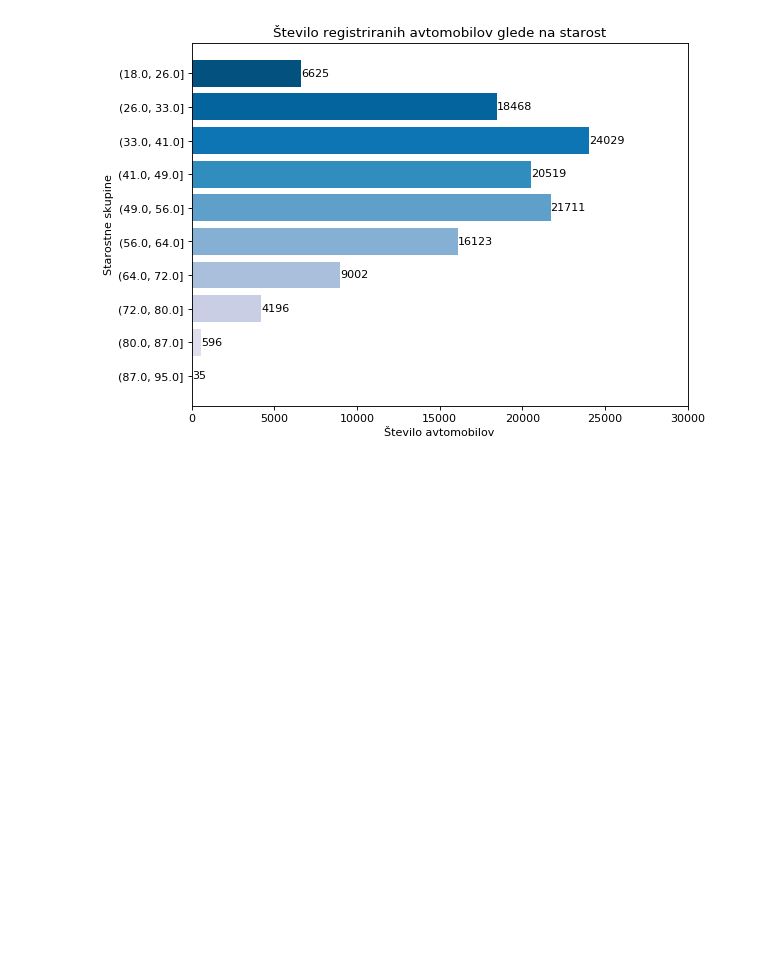
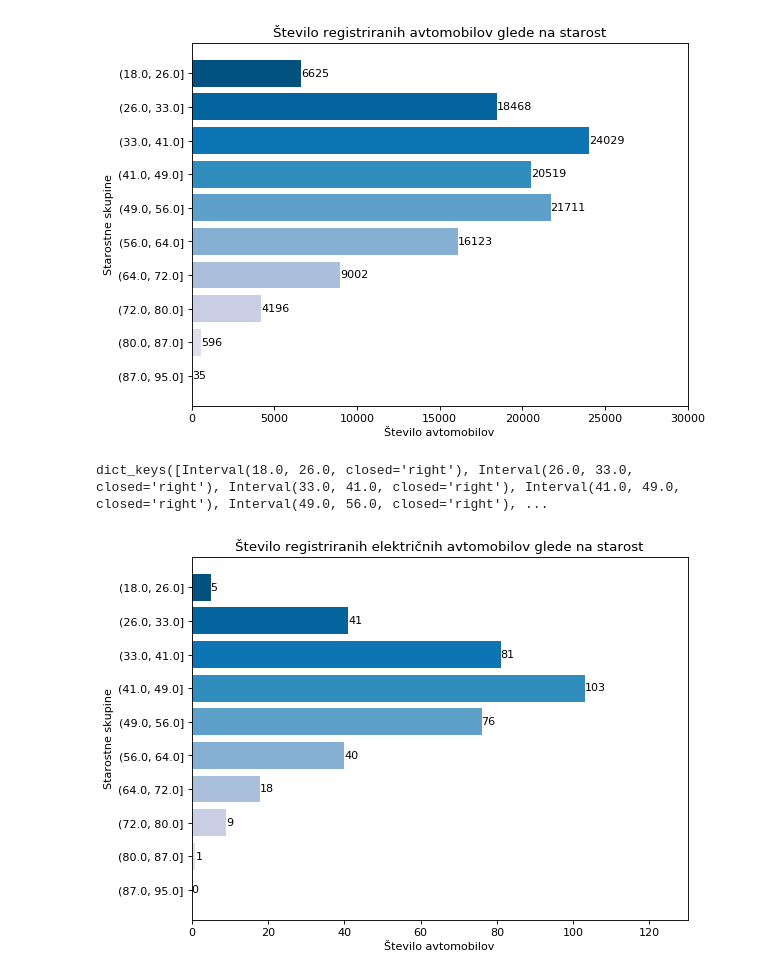
Before and after one commit to araspor/PR19ARMM, a Jupyter notebook: AR/test.ipynb, the cells around one changed output. Saved outputs shown, nothing was run; the diff lists cells and outputs as text; code cells hidden in the pictures; blank space fills up the shorter version.

Commit message:
koncana hipoteza elektricna po starosti, spolu

```diff
--- a/AR/test.ipynb
+++ b/AR/test.ipynb
@@ -496,0 +464,14 @@ defaultdict(int,
+# %%
+# 10 starostnih skupin
+elektricna_starost = data_starost[data_starost['P.1.3-Vrsta goriva (oznaka)'] == '-']
+ss_elek = collections.defaultdict(int)
+
+starostne_skupine = collections.defaultdict(int)
+for ss in sorted(data_starost['C-Starost uporabnika vozila']):
+    starostne_skupine[ss] += 1
+    ss_elek[ss] = 0
+
+for ss in sorted(elektricna_starost['C-Starost uporabnika vozila']):
+    ss_elek[ss] += 1
+
+ss_elek
@@ -518,3 +511,38 @@ for a,b in zip(x, y):
 plt.show()
 # %% [output]
 [figure]
+# %%
+elektricna_starost = data_starost[data_starost['P.1.3-Vrsta goriva (oznaka)'] == '-']
+ss_elek = collections.defaultdict(int)
+for ss in sorted(elektricna_starost['C-Starost uporabnika vozila']):
+    ss_elek[ss] += 1
+# %%
+delez_elek = collections.defaultdict(float)
+for vsa, elek in zip(starostne_skupine, ss_elek):
+    delez_elek[elek] = round((ss_elek[elek] * 100) / starostne_skupine[vsa], 3)
+
+delez_elek.keys()
+# %% [output]
+dict_keys([Interval(18.0, 26.0, closed='right'), Interval(26.0, 33.0, closed='right'), Interval(33.0, 41.0, closed='right'), Interval(41.0, 49.0, closed='right'), Interval(49.0, 56.0, closed='right'), ...
+# %%
+y = np.arange(10)
+x = ss_elek.values()
+
+plt.figure(figsize=(8, 6), dpi= 80)
+
+plt.barh(y, x, align='center', color=sns.color_palette("PuBu_r", len(ss_elek.keys())))
+plt.yticks(y, ss_elek.keys())
+plt.xlim(right = 130)
+plt.title('Število registriranih električnih avtomobilov glede na starost')
+plt.ylabel('Starostne skupine')
+plt.xlabel('Število avtomobilov')
+plt.yticks(range(len(ss_elek.keys())), ss_elek.keys())
+plt.gca().invert_yaxis()
+
+for a,b in zip(x, y):
+    #tmp = list(delez_elek.keys())[b] + " (" + str(delez_elek[tmp]) + "%)"
+    plt.text(a, b, str(a), ha='left', va='center')
+
+plt.show()
+# %% [output]
+[figure, added]
```
Also changed, not shown: parts of 6 cells of this notebook.
